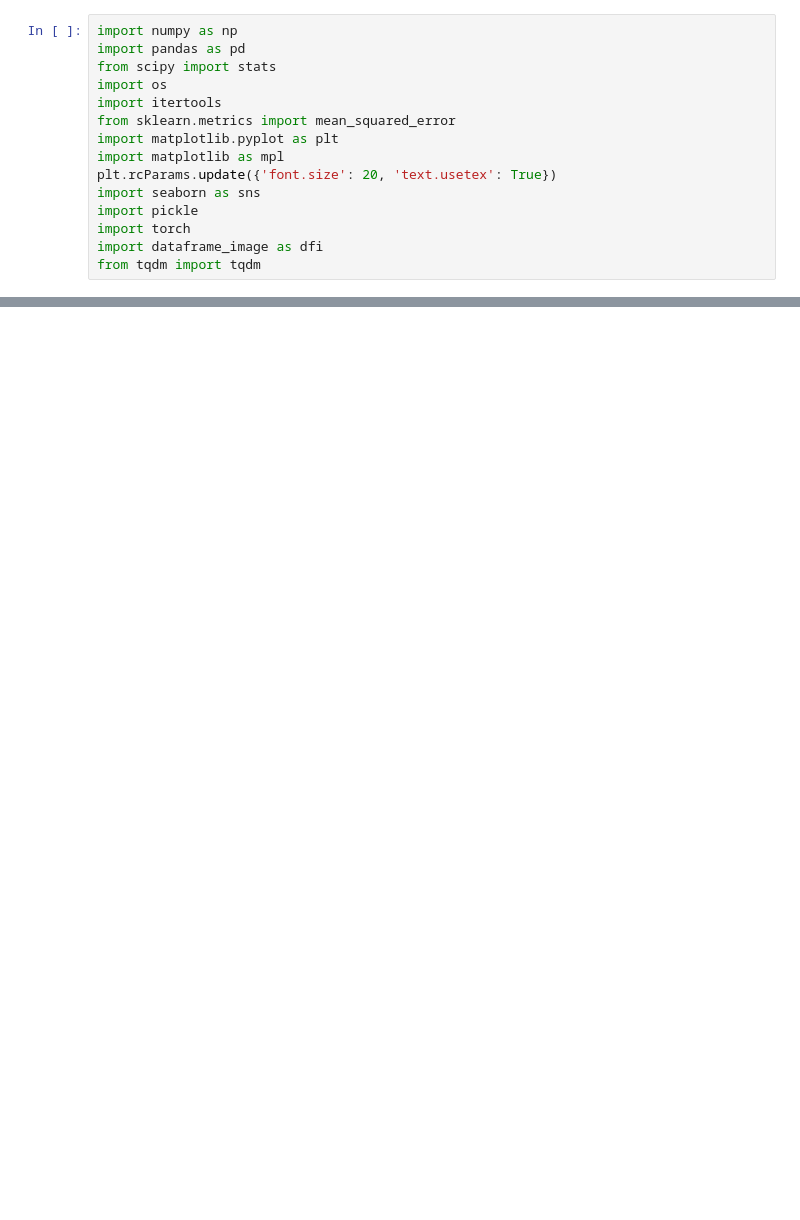
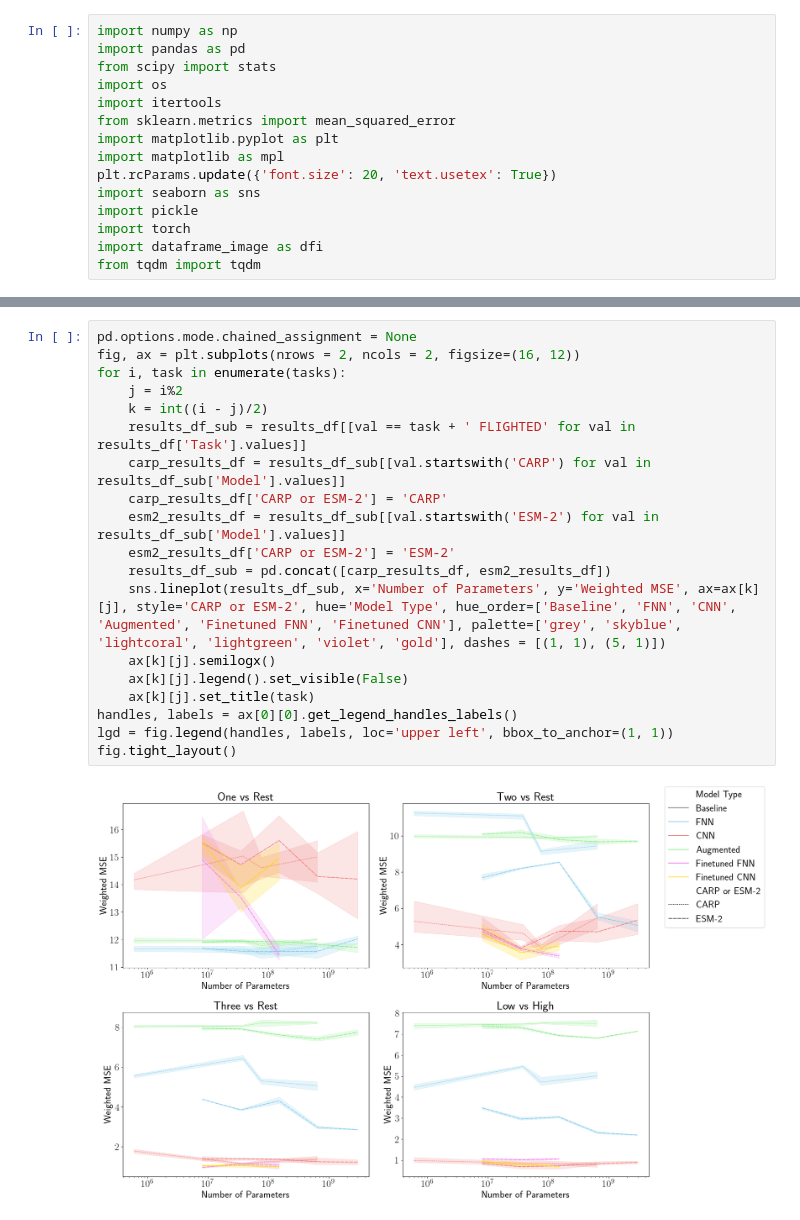
Before and after one commit to vikram-sundar/FLIGHTED_public, a Jupyter notebook: notebooks/FLIGHTED_Selection_GB1_Benchmarking.ipynb, the cells around one changed output, grey strips where cells are left out. Drawn from its saved outputs; the diff is of its cells as text; blank space fills up the shorter version.

```diff
--- a/notebooks/FLIGHTED_Selection_GB1_Benchmarking.ipynb
+++ b/notebooks/FLIGHTED_Selection_GB1_Benchmarking.ipynb
@@ -294,0 +396,21 @@ results_df_combined_styled
+# %%
+pd.options.mode.chained_assignment = None
+fig, ax = plt.subplots(nrows = 2, ncols = 2, figsize=(16, 12))
+for i, task in enumerate(tasks):
+    j = i%2
+    k = int((i - j)/2)
+    results_df_sub = results_df[[val == task + ' FLIGHTED' for val in results_df['Task'].values]]
+    carp_results_df = results_df_sub[[val.startswith('CARP') for val in results_df_sub['Model'].values]]
+    carp_results_df['CARP or ESM-2'] = 'CARP'
+    esm2_results_df = results_df_sub[[val.startswith('ESM-2') for val in results_df_sub['Model'].values]]
+    esm2_results_df['CARP or ESM-2'] = 'ESM-2'
+    results_df_sub = pd.concat([carp_results_df, esm2_results_df])
+    sns.lineplot(results_df_sub, x='Number of Parameters', y='Weighted MSE', ax=ax[k][j], style='CARP or ESM-2', hue='Model Type', hue_order=['Baseline', 'FNN', 'CNN', 'Augmented', 'Finetuned FNN', 'Finetuned CNN'], palette=['grey', 'skyblue', 'lightcoral', 'lightgreen', 'violet', 'gold'], dashes = [(1, 1), (5, 1)])
+    ax[k][j].semilogx()
+    ax[k][j].legend().set_visible(False)
+    ax[k][j].set_title(task)
+handles, labels = ax[0][0].get_legend_handles_labels()
+lgd = fig.legend(handles, labels, loc='upper left', bbox_to_anchor=(1, 1))
+fig.tight_layout()
+# %% [output]
+[figure, added]
```
Also changed, not shown: parts of 8 cells of this notebook, 10 other files.
